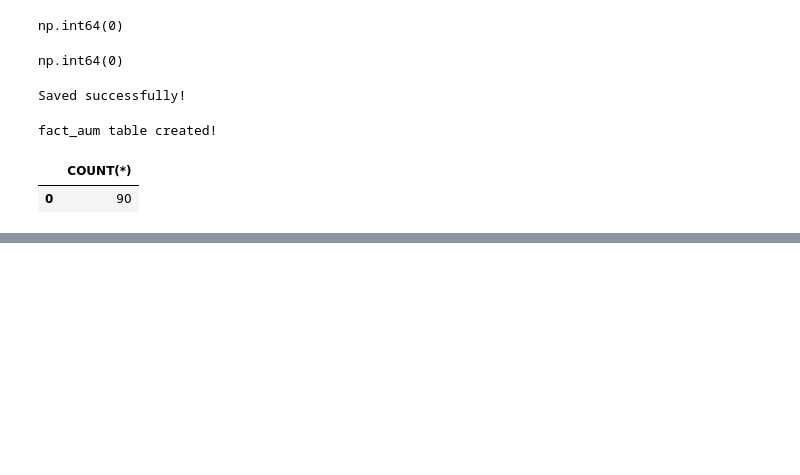
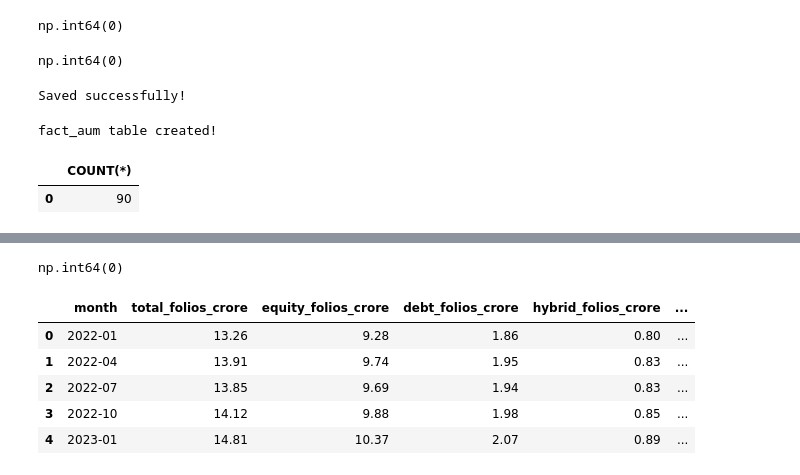
Before and after one commit to avishijayaswal/mutual-fund-project, a Jupyter notebook: notebooks/day2_data_cleaning.ipynb, the cells around one changed output, grey strips where cells are left out. Saved outputs shown, nothing was run; the diff lists cells and outputs as text; code cells hidden in the pictures; blank space fills up the shorter version.

```diff
--- a/notebooks/day2_data_cleaning.ipynb
+++ b/notebooks/day2_data_cleaning.ipynb
@@ -478,0 +578,4 @@ nav.head()
+# %%
+category.duplicated(). sum()
+# %% [output]
+np.int64(0)
@@ -478,0 +587,11 @@ nav.head()
+# %%
+folio_count = pd.read_csv("../data/raw/06_industry_folio_count.csv")
+# %%
+folio_count.head()
+# %% [output]
+|  | month | total_folios_crore | equity_folios_crore | debt_folios_crore | hybrid_folios_crore | ... |
+| 0 | 2022-01 | 13.26 | 9.28 | 1.86 | 0.80 | ... |
+| 1 | 2022-04 | 13.91 | 9.74 | 1.95 | 0.83 | ... |
+| 2 | 2022-07 | 13.85 | 9.69 | 1.94 | 0.83 | ... |
+| 3 | 2022-10 | 14.12 | 9.88 | 1.98 | 0.85 | ... |
+| 4 | 2023-01 | 14.81 | 10.37 | 2.07 | 0.89 | ... |
```
Also changed, not shown: parts of 35 cells of this notebook, 8 other files.
